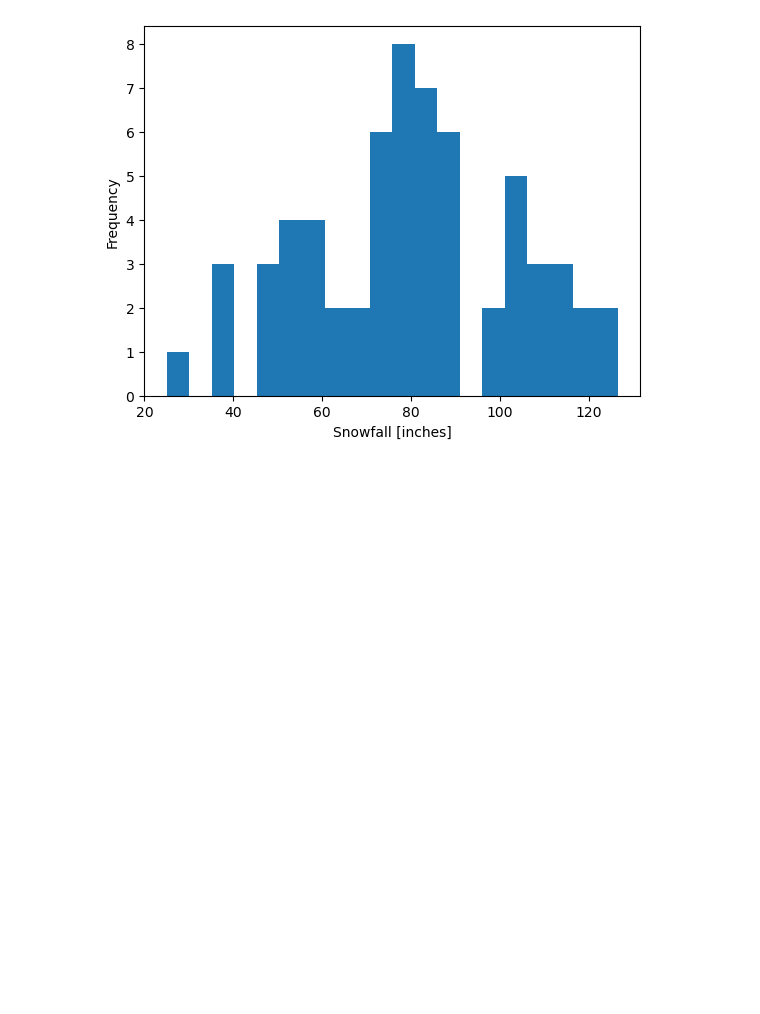
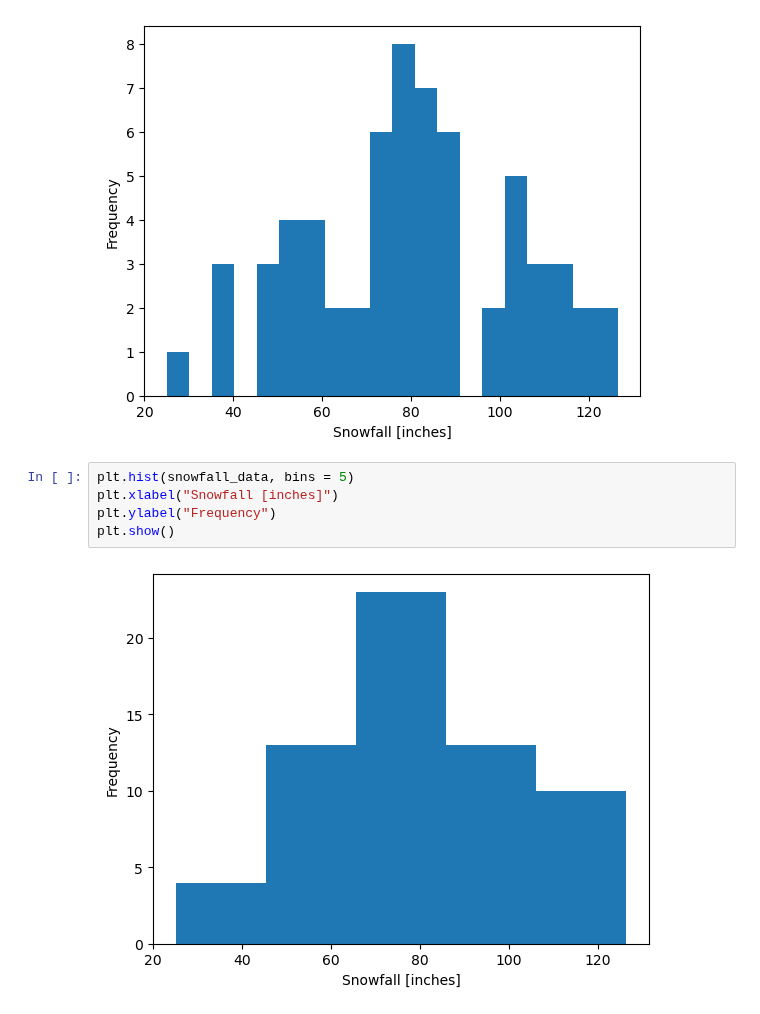
Before and after one commit to tproykov/MathsForDevelopers, a Jupyter notebook: 05.Statistics/SatisticsDemo.ipynb, the cells around one changed output. Saved outputs shown, nothing was run; the diff lists cells and outputs as text; blank space fills up the shorter version.

```diff
--- a/05.Statistics/SatisticsDemo.ipynb
+++ b/05.Statistics/SatisticsDemo.ipynb
@@ -49,3 +49,10 @@ plt.ylabel("Frequency")
 plt.show()
 # %% [output]
 [figure]
+# %%
+plt.hist(snowfall_data, bins = 5)
+plt.xlabel("Snowfall [inches]")
+plt.ylabel("Frequency")
+plt.show()
+# %% [output]
+[figure, added]
```
Also changed, not shown: parts of 1 cell of this notebook.
